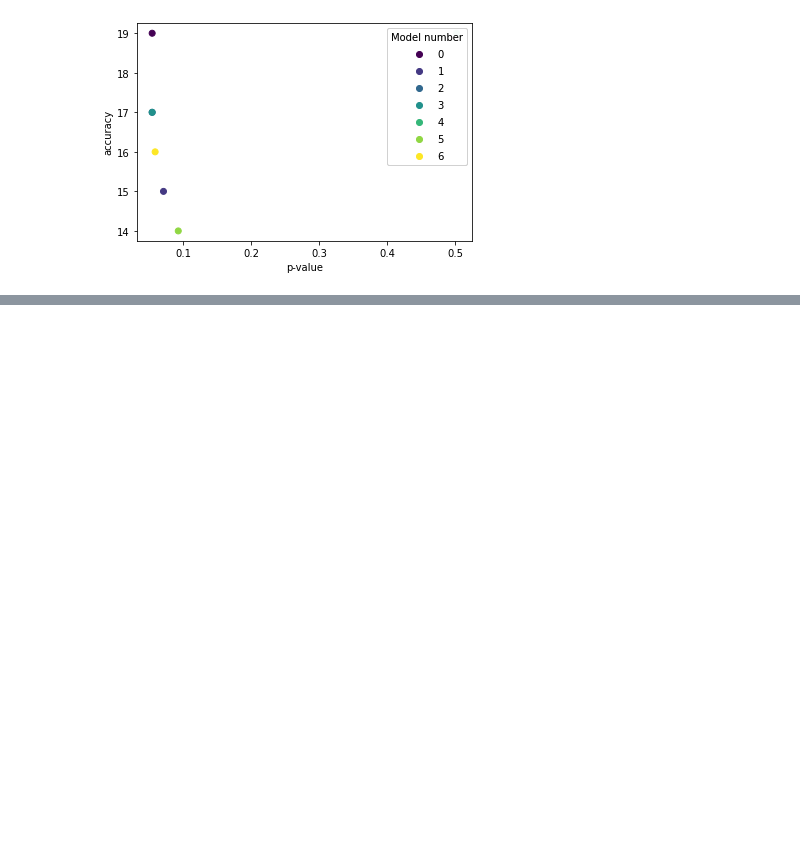
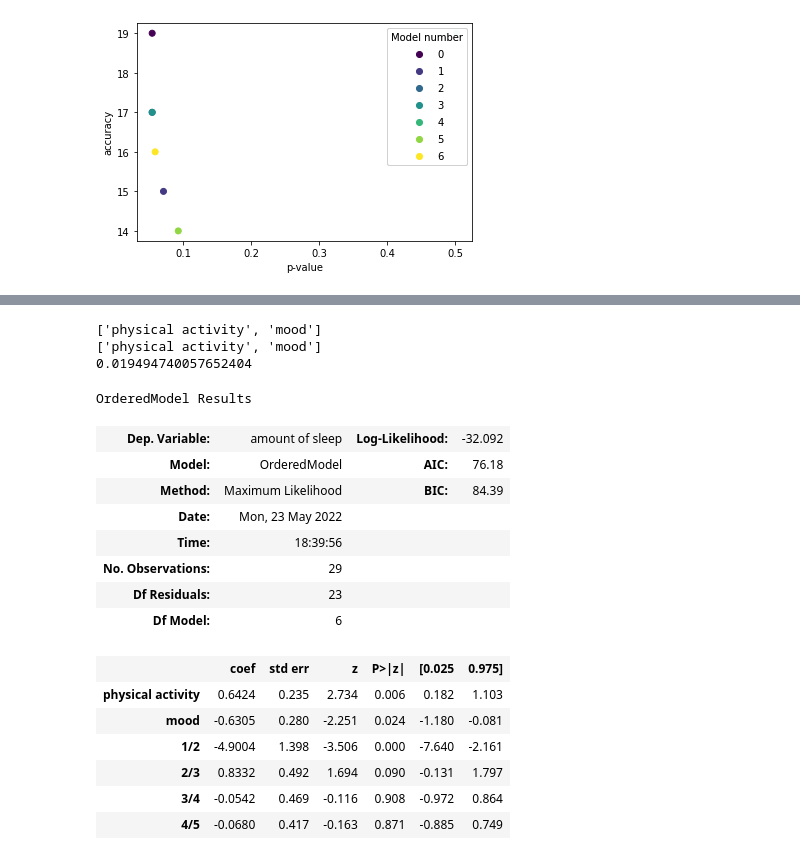
Before and after one commit to vladigr1/soft-project, a Jupyter notebook: labs/playground.ipynb, the cells around one changed output, grey strips where cells are left out. Cells and saved outputs as stored; diff of their text form; code cells hidden in the pictures; blank space fills up the shorter version.

```diff
--- a/labs/playground.ipynb
+++ b/labs/playground.ipynb
@@ -279,0 +398,47 @@ Error:
+# %%
+from scipy.stats import spearmanr
+from data_manipulation import avg_filter, filter
+import numpy as np
+# filter before
+import pandas as pd
+from evaluation import distance_vec, accuracy, evaluation_graph
+from algorithms import ttest,best_subset_with_spearman,filter_lbasic_with_spearman
+
+
+filter_size = 2
+func = avg_filter(filter_size)
+in_threshold = 0.3
+out_threshold = 0.2
+lfilters = [ func ] * 6
+from algorithms import load_data_with_fiters
+sderived = "amount of sleep"
+df = load_data_with_fiters("30days.csv", sderived, lfilters, filter_size)
+lbasics = list(df.columns.values)
+lbasics.remove(sderived)
+
+spear_param = filter_lbasic_with_spearman(df, sderived, lbasics)
+print(spear_param)
+(fit_model_with_i, cur_params_with_i, pvalue_with_i) = best_subset_with_spearman(df, sderived, lbasics)
+print(cur_params_with_i)
+print(pvalue_with_i)
+fit_model_with_i.summary()
+# %% [output]
+['physical activity', 'mood']
+['physical activity', 'mood']
+0.019494740057652404
+OrderedModel Results
+| Dep. Variable: | amount of sleep | Log-Likelihood: | -32.092 |
+| Model: | OrderedModel | AIC: | 76.18 |
+| Method: | Maximum Likelihood | BIC: | 84.39 |
+| Date: | Mon, 23 May 2022 |  |  |
+| Time: | 18:39:56 |  |  |
+| No. Observations: | 29 |  |  |
+| Df Residuals: | 23 |  |  |
+| Df Model: | 6 |  |  |
+|  | coef | std err | z | P>|z| | [0.025 | 0.975] |
+| physical activity | 0.6424 | 0.235 | 2.734 | 0.006 | 0.182 | 1.103 |
+| mood | -0.6305 | 0.280 | -2.251 | 0.024 | -1.180 | -0.081 |
+| 1/2 | -4.9004 | 1.398 | -3.506 | 0.000 | -7.640 | -2.161 |
+| 2/3 | 0.8332 | 0.492 | 1.694 | 0.090 | -0.131 | 1.797 |
+| 3/4 | -0.0542 | 0.469 | -0.116 | 0.908 | -0.972 | 0.864 |
+| 4/5 | -0.0680 | 0.417 | -0.163 | 0.871 | -0.885 | 0.749 |
```
Also changed, not shown: parts of 5 cells of this notebook, 3 other files.
